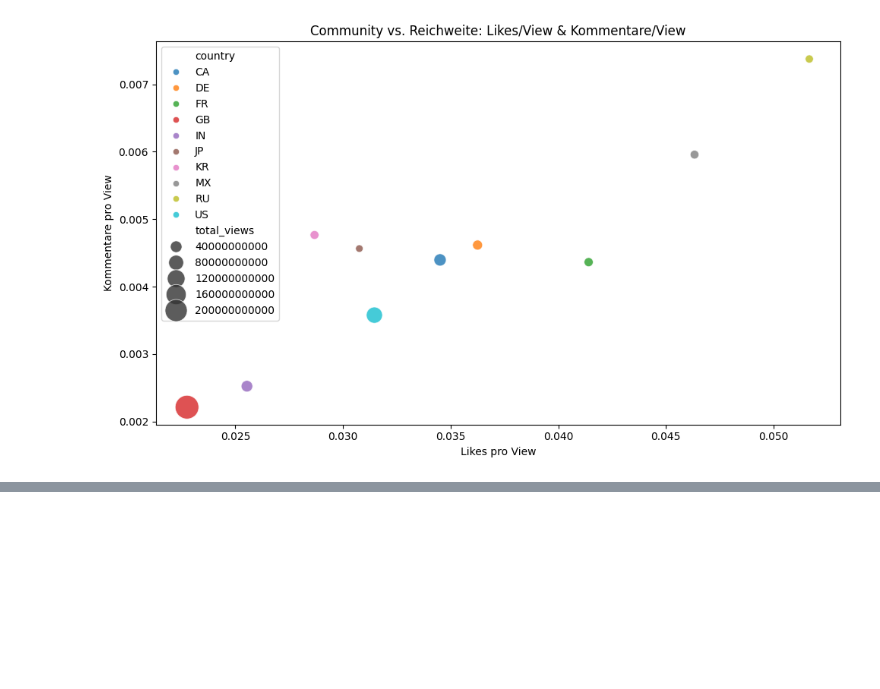
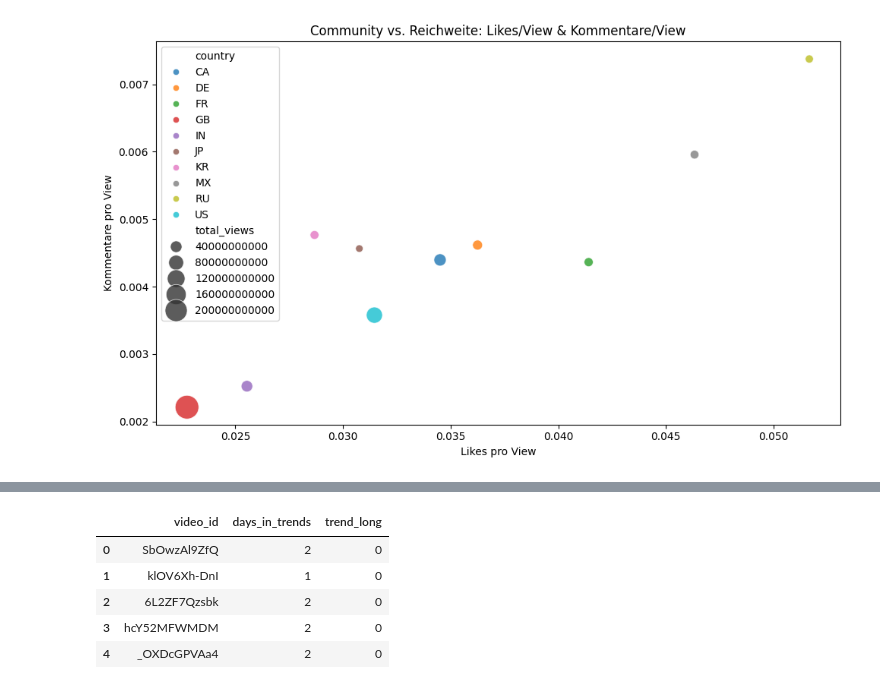
Before and after one commit to adflix/youtube-trending-analysis, a Jupyter notebook: notebooks/youtube_trending_analysis.ipynb, the cells around one changed output, grey strips where cells are left out. Saved outputs shown, nothing was run; the diff lists cells and outputs as text; code cells hidden in the pictures; blank space fills up the shorter version.

```diff
--- a/notebooks/youtube_trending_analysis.ipynb
+++ b/notebooks/youtube_trending_analysis.ipynb
@@ -581,0 +588,18 @@ plt.show()
+# %%
+# Tage im Trend pro Video berechnen
+trend_days = df_all.groupby('video_id')['trending_date'].nunique()
+
+# Ins Haupt-Datenframe mergen
+df_all = df_all.merge(trend_days.rename('days_in_trends'), on='video_id', how='left')
+
+# Zielvariable: 1 = Lang (mehr als 3 Tage), 0 = Kurz (bis 3 Tage)
+df_all['trend_long'] = (df_all['days_in_trends'] > 3).astype(int)
+
+df_all[['video_id', 'days_in_trends', 'trend_long']].drop_duplicates().head()
+# %% [output]
+|  | video_id | days_in_trends | trend_long |
+| 0 | SbOwzAl9ZfQ | 2 | 0 |
+| 1 | klOV6Xh-DnI | 1 | 0 |
+| 2 | 6L2ZF7Qzsbk | 2 | 0 |
+| 3 | hcY52MFWMDM | 2 | 0 |
+| 4 | _OXDcGPVAa4 | 2 | 0 |
```
Also changed, not shown: parts of 6 cells of this notebook.
